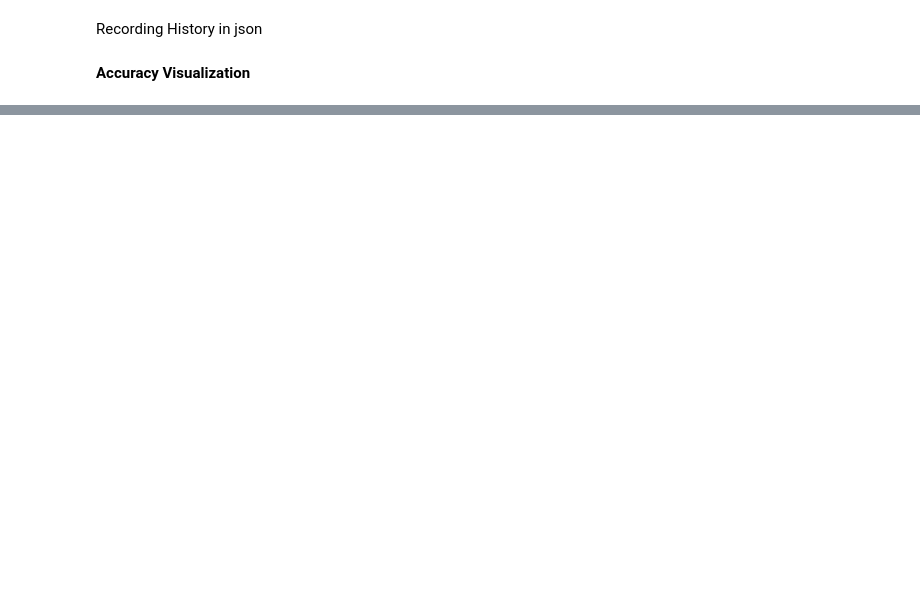
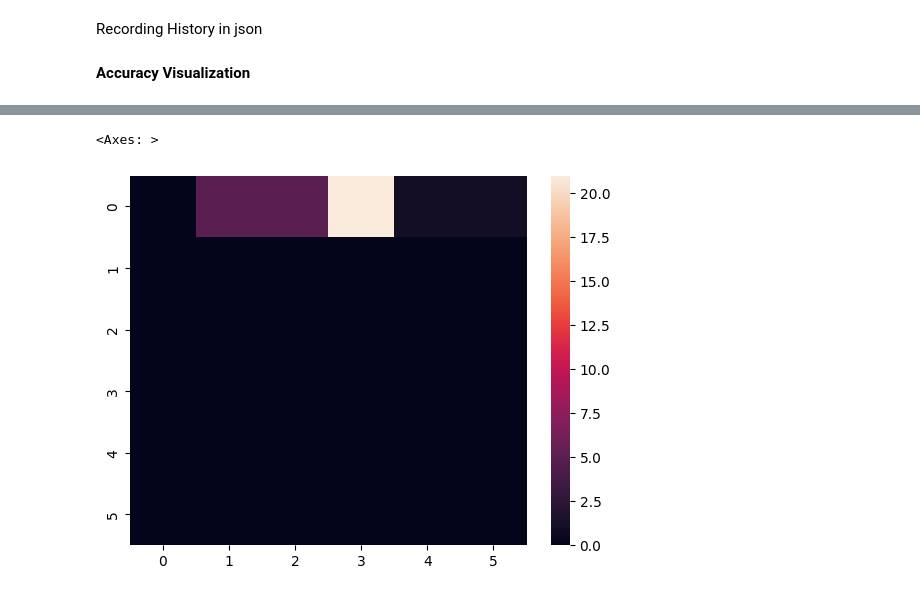
Before and after one commit to ardrapadmakumar/plant-disease-detection, a Jupyter notebook: crop_disease.ipynb, the cells around one changed output, grey strips where cells are left out. Saved outputs shown, nothing was run; the diff lists cells and outputs as text; code cells hidden in the pictures; blank space fills up the shorter version.

```diff
--- a/crop_disease.ipynb
+++ b/crop_disease.ipynb
@@ -227,0 +345,5 @@ plt.show()
+# %%
+sns.heatmap(cm)
+# %% [output]
+<Axes: >
+[figure, added]
```
Also changed, not shown: parts of 19 cells of this notebook.
